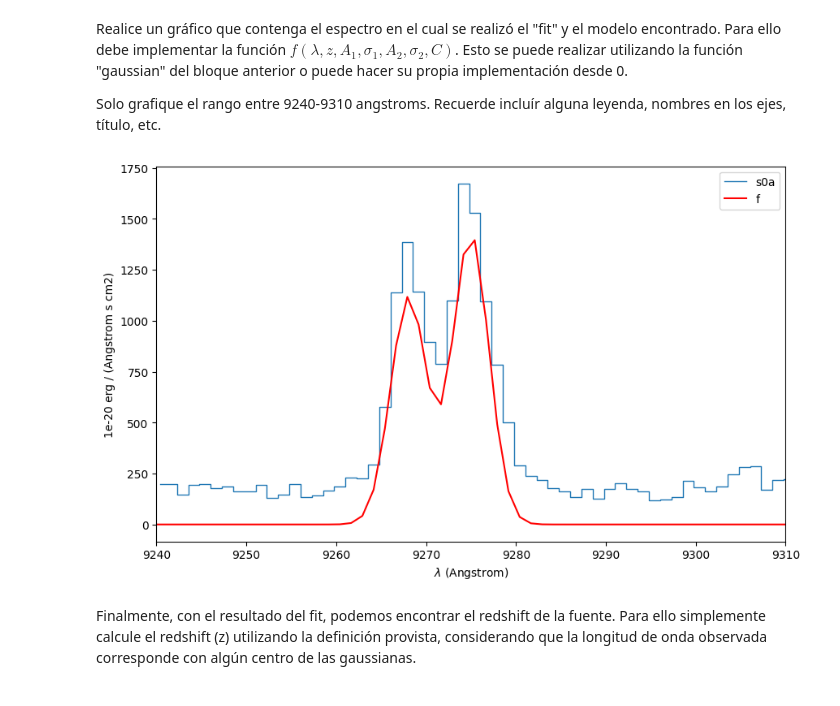
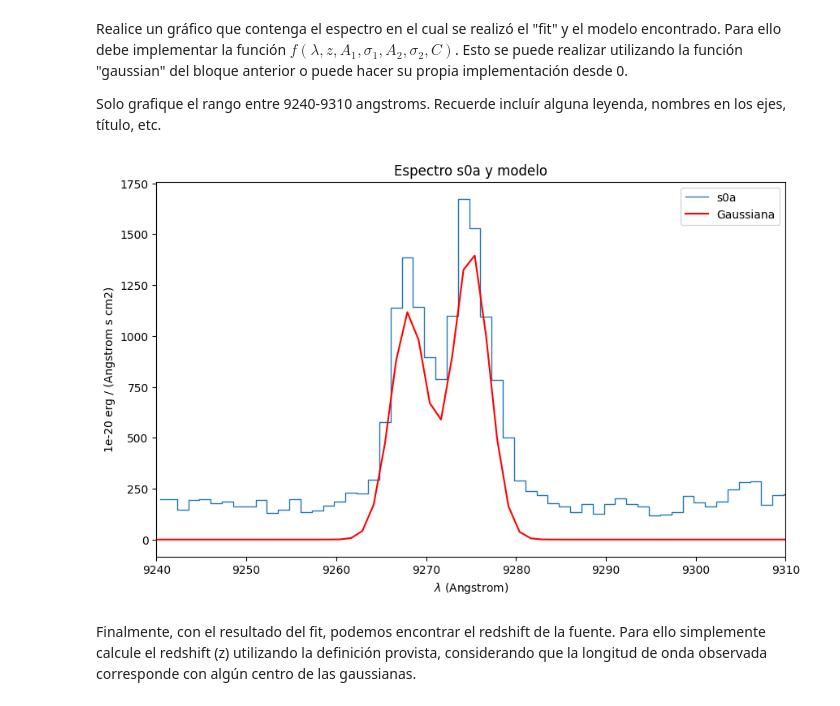
Before and after one commit to Vlxn761/Tarea-4, a Jupyter notebook: Tarea4.ipynb, the cells around one changed output. Saved outputs shown, nothing was run; the diff lists cells and outputs as text; code cells hidden in the pictures.

```diff
--- a/Tarea4.ipynb
+++ b/Tarea4.ipynb
@@ -346,21 +353,23 @@ Para ello debe implementar la función $f(\lambda, z,  A_1, \sigma_1, A_2, \sigm
 
 Solo grafique el rango entre 9240-9310 angstroms. Recuerde incluír alguna leyenda, nombres en los ejes, título, etc.
 # %%
-# Inserte aquí su gráfico:
+# Obtenemos el arreglo de longitudes de onda usado en los espectros
 x = espectro_s0a.wave.coord()
 
+# Graficamos
 plt.figure(figsize=(10,6))
 
 espectro_s0a.plot(lmin=9240, lmax=9310, label="s0a")
 f = gaussian(x, fit1.lpeak, fit1.fwhm, fit1.peak) + gaussian(x, fit2.lpeak, fit2.fwhm, fit2.peak)
-plt.plot(x, f, label="f", color="red")
+plt.plot(x, f, label="Gaussiana", color="red")
 
 plt.xlim(9240, 9310)
+plt.title("Espectro s0a y modelo")
 plt.legend()
 
 plt.show()
 # %% [output]
-[figure, old version]
+[figure, new version]
 # %% [markdown]
 Finalmente, con el resultado del fit, podemos encontrar el redshift de la fuente. Para ello simplemente calcule el redshift (z) utilizando la definición provista, considerando que la longitud de onda observada corresponde con algún centro de las gaussianas.
 # %%
```
Also changed, not shown: parts of 26 cells of this notebook.
